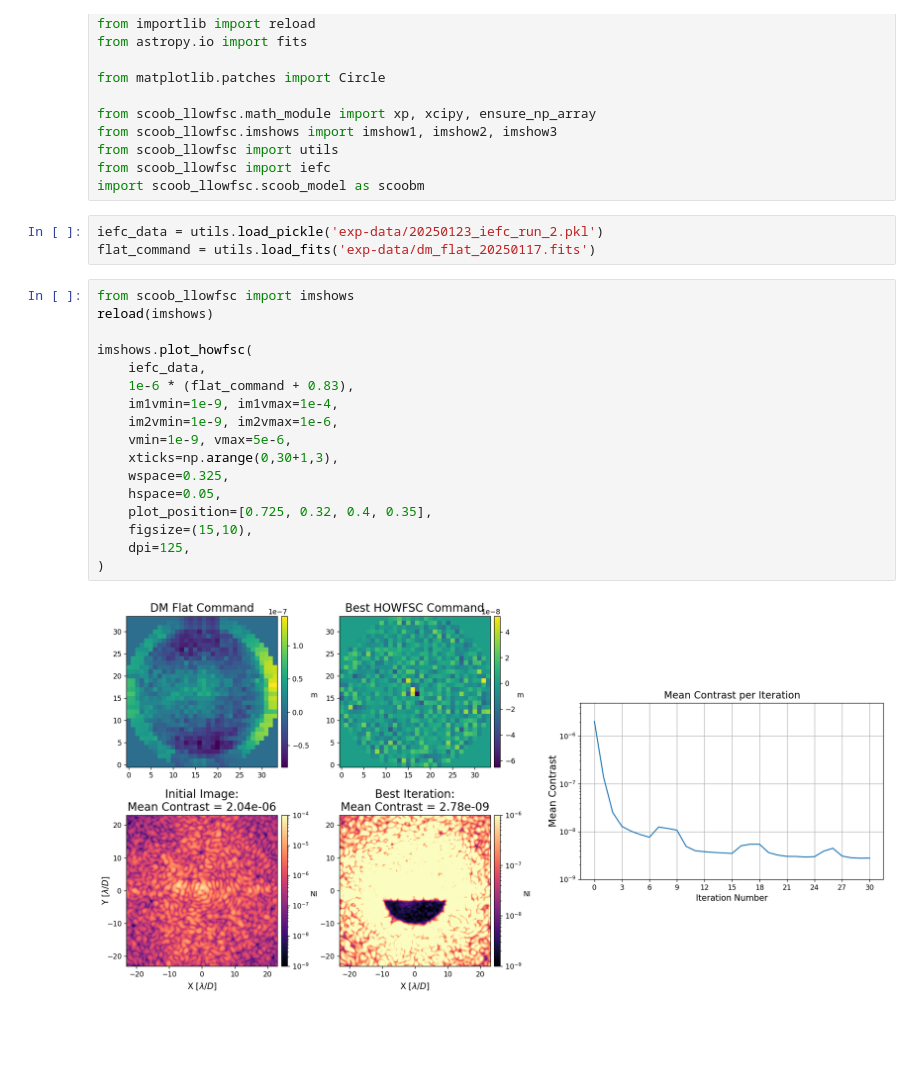
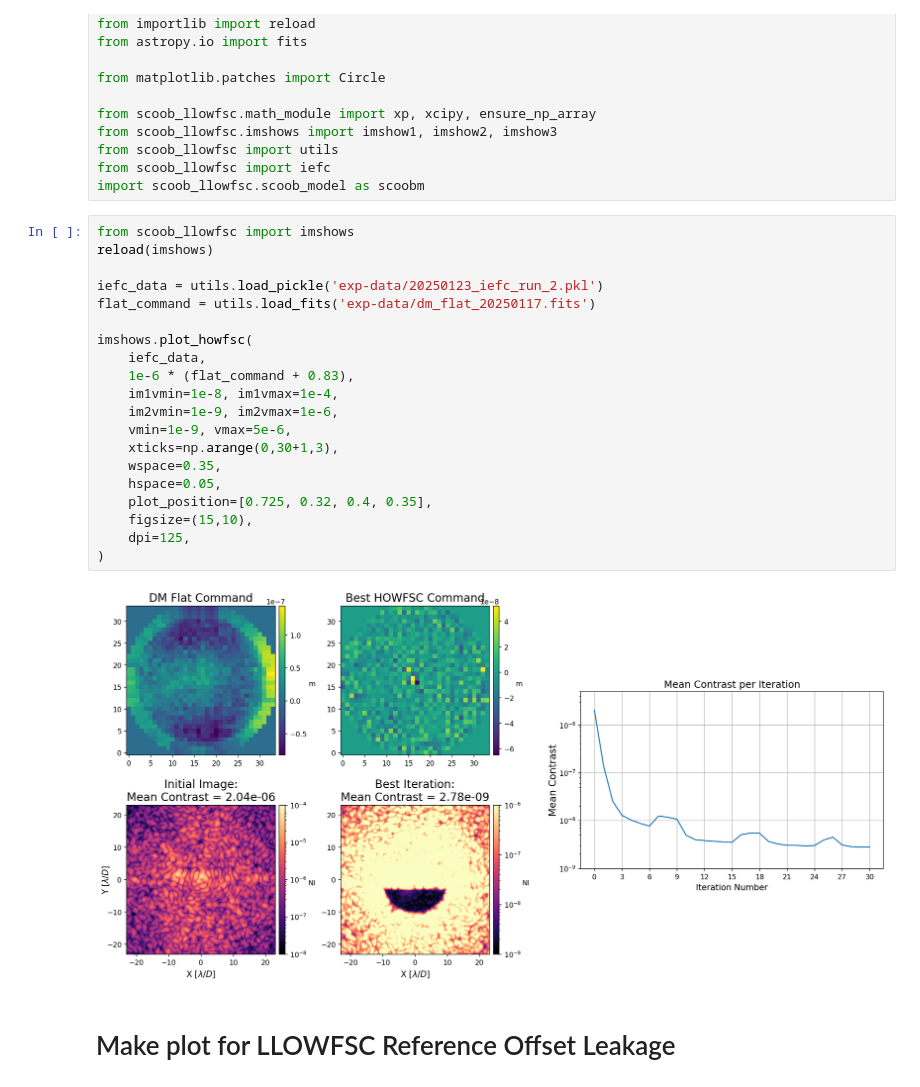
Before and after one commit to kian1377/scoob-llowfsc, a Jupyter notebook: exp-notebooks/make_plots.ipynb, the cells around one changed output. Cells and saved outputs as stored; diff of their text form; blank space fills up the shorter version.

```diff
--- a/exp-notebooks/make_plots.ipynb
+++ b/exp-notebooks/make_plots.ipynb
@@ -14,25 +14,27 @@ from scoob_llowfsc.imshows import imshow1, imshow2, imshow3
 from scoob_llowfsc import utils
 from scoob_llowfsc import iefc
 import scoob_llowfsc.scoob_model as scoobm
-# %%
-iefc_data = utils.load_pickle('exp-data/20250123_iefc_run_2.pkl')
-flat_command = utils.load_fits('exp-data/dm_flat_20250117.fits')
 # %%
 from scoob_llowfsc import imshows
 reload(imshows)
 
+iefc_data = utils.load_pickle('exp-data/20250123_iefc_run_2.pkl')
+flat_command = utils.load_fits('exp-data/dm_flat_20250117.fits')
+
 imshows.plot_howfsc(
     iefc_data,
     1e-6 * (flat_command + 0.83),
-    im1vmin=1e-9, im1vmax=1e-4,
+    im1vmin=1e-8, im1vmax=1e-4,
     im2vmin=1e-9, im2vmax=1e-6,
     vmin=1e-9, vmax=5e-6,
     xticks=np.arange(0,30+1,3),
-    wspace=0.325,
+    wspace=0.35,
     hspace=0.05,
     plot_position=[0.725, 0.32, 0.4, 0.35],
     figsize=(15,10),
     dpi=125,
 )
 # %% [output]
-[figure, old version]
+[figure, new version]
+# %% [markdown]
+# Make plot for LLOWFSC Reference Offset Leakage
```
Also changed, not shown: 1 other file.
